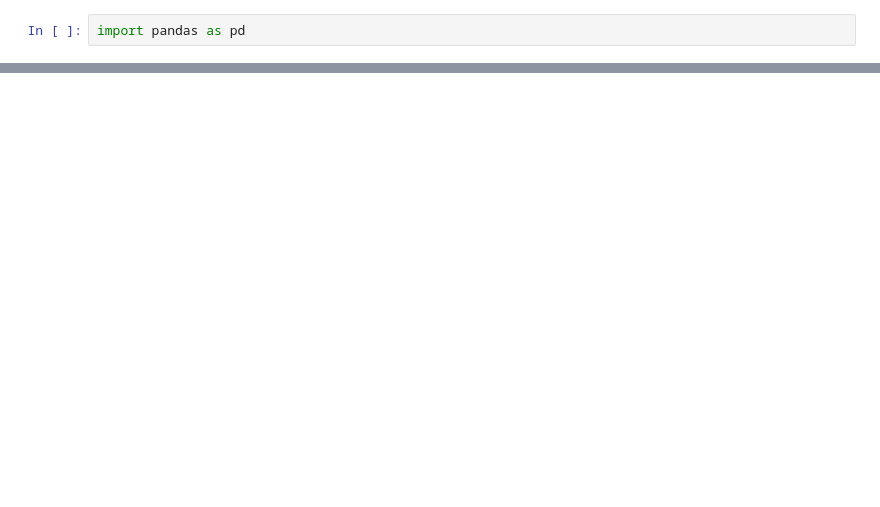
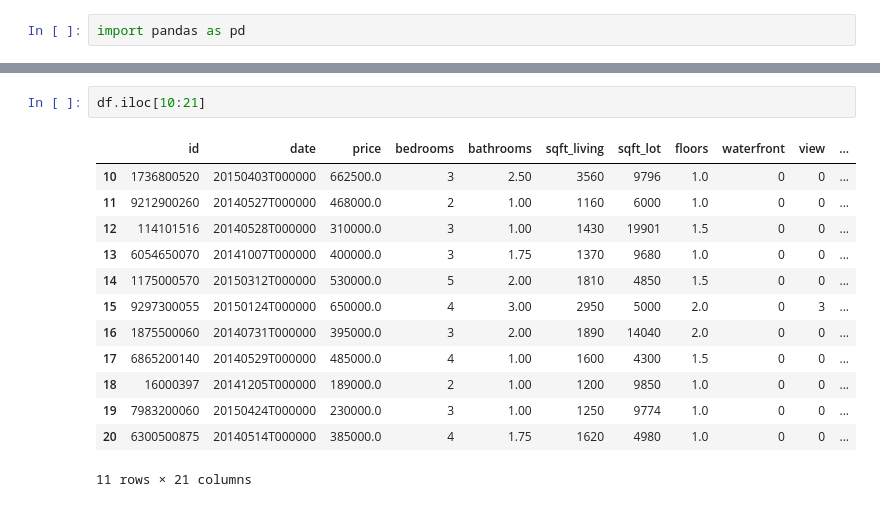
Before and after one commit to Vaibhavp0696/data-structure, a Jupyter notebook: analysis/analyisis.ipynb, the cells around one changed output, grey strips where cells are left out. Saved outputs shown, nothing was run; the diff lists cells and outputs as text; blank space fills up the shorter version.

```diff
--- a/analysis/analyisis.ipynb
+++ b/analysis/analyisis.ipynb
@@ -2,0 +346,16 @@ import pandas as pd
+# %%
+df.iloc[10:21]
+# %% [output]
+|  | id | date | price | bedrooms | bathrooms | sqft_living | sqft_lot | floors | waterfront | view | ... |
+| 10 | 1736800520 | 20150403T000000 | 662500.0 | 3 | 2.50 | 3560 | 9796 | 1.0 | 0 | 0 | ... |
+| 11 | 9212900260 | 20140527T000000 | 468000.0 | 2 | 1.00 | 1160 | 6000 | 1.0 | 0 | 0 | ... |
+| 12 | 114101516 | 20140528T000000 | 310000.0 | 3 | 1.00 | 1430 | 19901 | 1.5 | 0 | 0 | ... |
+| 13 | 6054650070 | 20141007T000000 | 400000.0 | 3 | 1.75 | 1370 | 9680 | 1.0 | 0 | 0 | ... |
+| 14 | 1175000570 | 20150312T000000 | 530000.0 | 5 | 2.00 | 1810 | 4850 | 1.5 | 0 | 0 | ... |
+| 15 | 9297300055 | 20150124T000000 | 650000.0 | 4 | 3.00 | 2950 | 5000 | 2.0 | 0 | 3 | ... |
+| 16 | 1875500060 | 20140731T000000 | 395000.0 | 3 | 2.00 | 1890 | 14040 | 2.0 | 0 | 0 | ... |
+| 17 | 6865200140 | 20140529T000000 | 485000.0 | 4 | 1.00 | 1600 | 4300 | 1.5 | 0 | 0 | ... |
+| 18 | 16000397 | 20141205T000000 | 189000.0 | 2 | 1.00 | 1200 | 9850 | 1.0 | 0 | 0 | ... |
+| 19 | 7983200060 | 20150424T000000 | 230000.0 | 3 | 1.00 | 1250 | 9774 | 1.0 | 0 | 0 | ... |
+| 20 | 6300500875 | 20140514T000000 | 385000.0 | 4 | 1.75 | 1620 | 4980 | 1.0 | 0 | 0 | ... |
+11 rows × 21 columns
```
Also changed, not shown: parts of 30 cells of this notebook, 1 other file.
